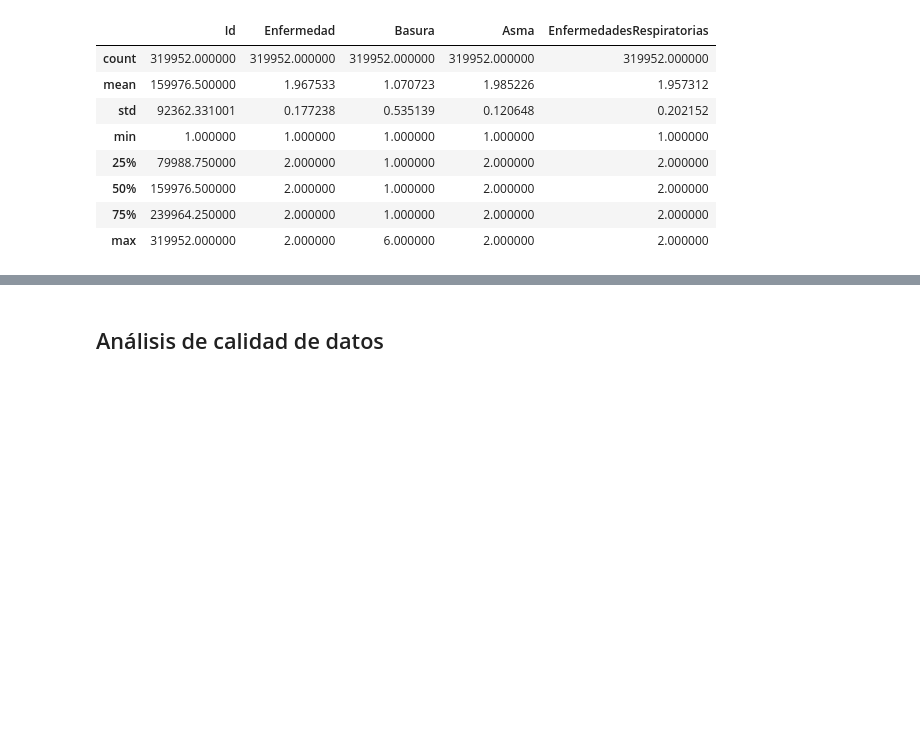
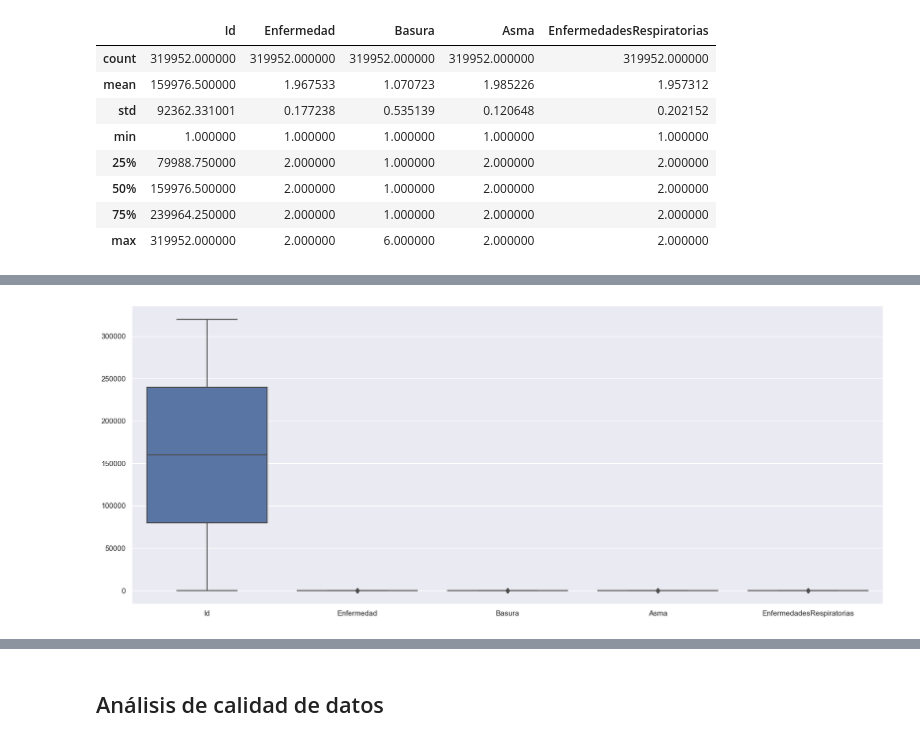
Before and after one commit to afborda20/proyecto2Bi2023, a Jupyter notebook: Proyecto2.ipynb, the cells around one changed output, grey strips where cells are left out. Cells and saved outputs as stored; diff of their text form; code cells hidden in the pictures; blank space fills up the shorter version.

Commit message:
Notebook Entendimiento de Datos

```diff
--- a/Proyecto2.ipynb
+++ b/Proyecto2.ipynb
@@ -14,6 +16,9 @@ import seaborn as sns; sns.set()  # for plot styling
 # %%
 # Se cargan los datos.
 #Para 2017
-df_resp=pd.read_csv('./datos/DatosResp2017.csv', sep=';', encoding = "ISO-8859-1")
+df_resp2017=pd.read_csv('./datos/DatosResp2017.csv', sep=';', encoding = "ISO-8859-1")
 #Para 2021
-#df_resp=pd.read_csv('./datos/DatosResp2021.csv', sep=';', encoding = "ISO-8859-1")
+df_resp2021=pd.read_csv('./datos/DatosResp2021.csv', sep=';', encoding = "ISO-8859-1")
+# %%
+columnas_borrado = ["Unnamed: 6" , "Unnamed: 7"]
+df_resp2017 = df_resp2017.drop(columnas_borrado, axis=1)
@@ -61,0 +117,8 @@ df_resp.describe()
+# %%
+# Resumen de los estadisticos de las variables numéricas
+df_resp2017_num = df_resp2017[['Id', 'Enfermedad', 'Basura', 'Asma', 'EnfermedadesRespiratorias']].copy()
+#Visualización de todas las variables numéricas
+fig=plt.figure(figsize=(20,8))
+ax = sns.boxplot(data=df_resp2017_num, orient ="v")
+# %% [output]
+[figure, added]
```
Also changed, not shown: parts of 34 cells of this notebook, 3 other files.
